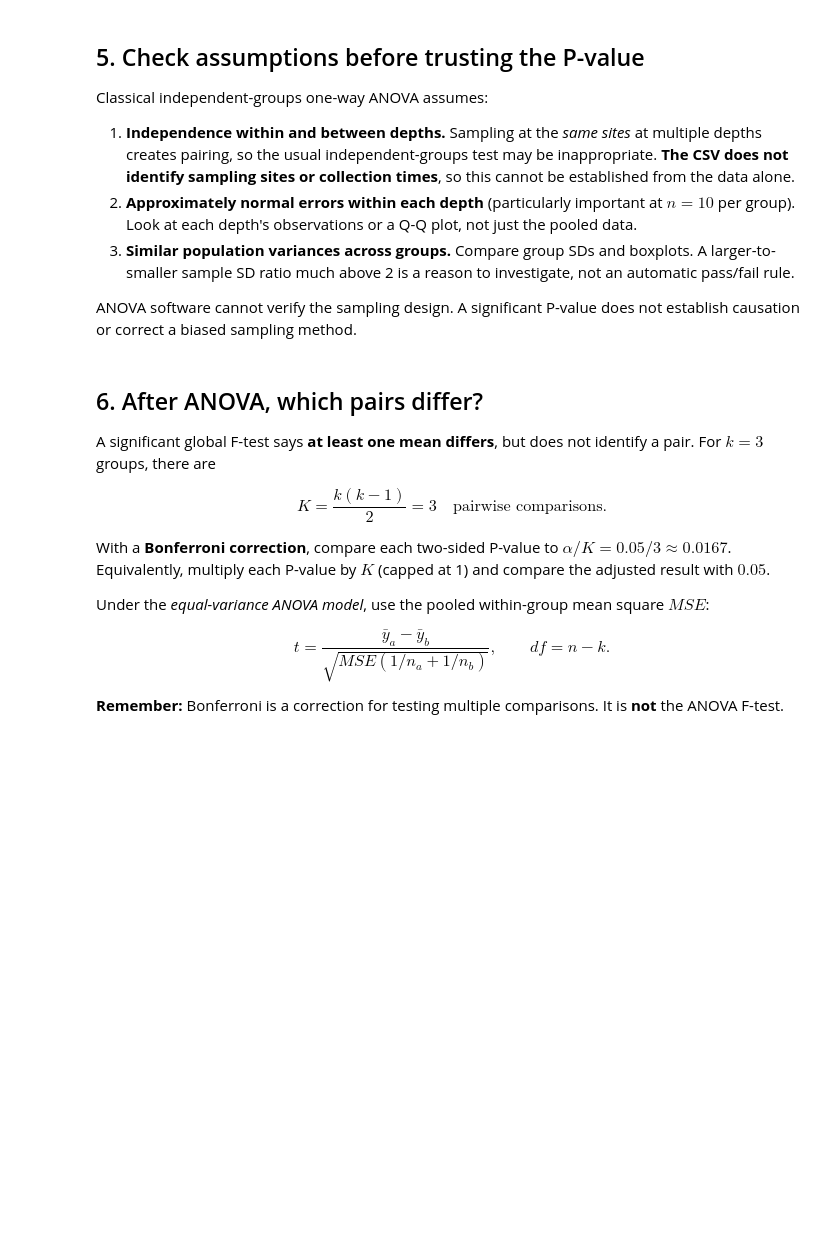
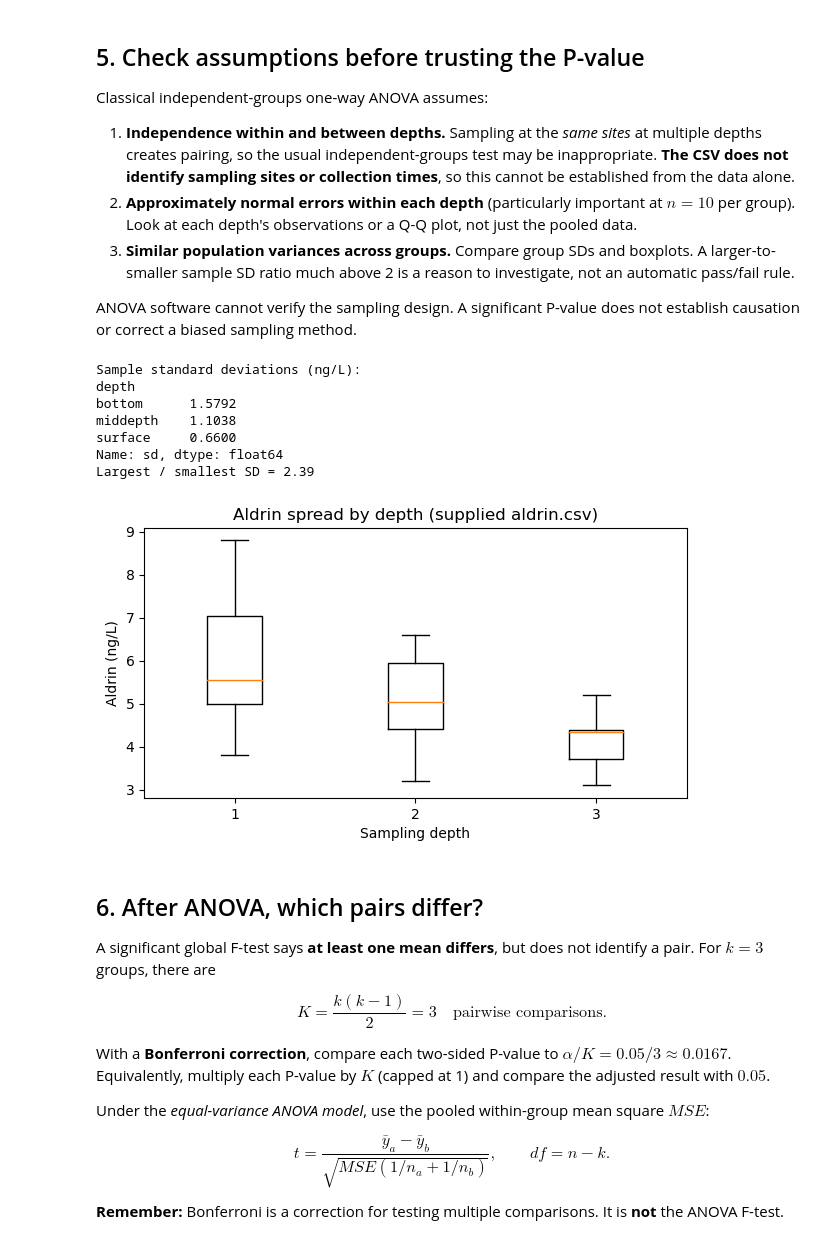
Before and after one commit to JaxLayerLumos/26f-engr1451-2451, a Jupyter notebook: 2-class/w12a_ANOVA.ipynb, the cells around one changed output. Cells and saved outputs as stored; diff of their text form; code cells hidden in the pictures; blank space fills up the shorter version.

```diff
--- a/2-class/w12a_ANOVA.ipynb
+++ b/2-class/w12a_ANOVA.ipynb
@@ -77,7 +77,7 @@ for i, depth in enumerate(depth_order, start=1):
     ].to_numpy()
     x = i + rng.uniform(-jitter_amount, jitter_amount, size=len(values))
     ax.scatter(x, values, alpha=0.8)
-    ax.hlines(values.mean(), i - line_extent_half, i + line_extend_half,
+    ax.hlines(values.mean(), i - line_extent_half, i + line_extent_half,
               color="orange", linewidth=2.5)
 
 # Overall mean
@@ -217,17 +240,26 @@ ANOVA software cannot verify the sampling design. A significant P-value does not
 # %%
 print("Sample standard deviations (ng/L):")
 print(group_summary["sd"])
 print(f"Largest / smallest SD = "
       f"{group_summary['sd'].max()/group_summary['sd'].min():.2f}")
 
 fig, ax = plt.subplots(figsize=(7, 3.5))
-ax.boxplot(groups, tick_labels=[depth.capitalize() for depth in depth_order])
+ax.boxplot(groups)
 ax.set_title("Aldrin spread by depth (supplied aldrin.csv)")
 ax.set_xlabel("Sampling depth")
 ax.set_ylabel("Aldrin (ng/L)")
 plt.show()
 
 # Discuss: Do the spreads look similar? Could depths from a single site be paired?
+# %% [output]
+Sample standard deviations (ng/L):
+depth
+bottom      1.5792
+middepth    1.1038
+surface     0.6600
+Name: sd, dtype: float64
+Largest / smallest SD = 2.39
+[figure, added]
 # %% [markdown]
 ## 6. After ANOVA, which pairs differ?
 
```
Also changed, not shown: parts of 5 cells of this notebook.
